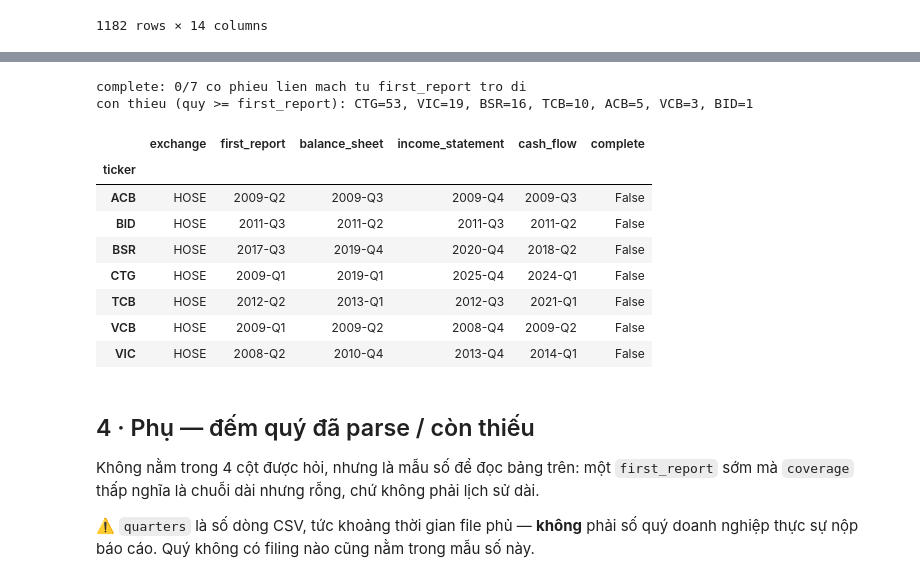
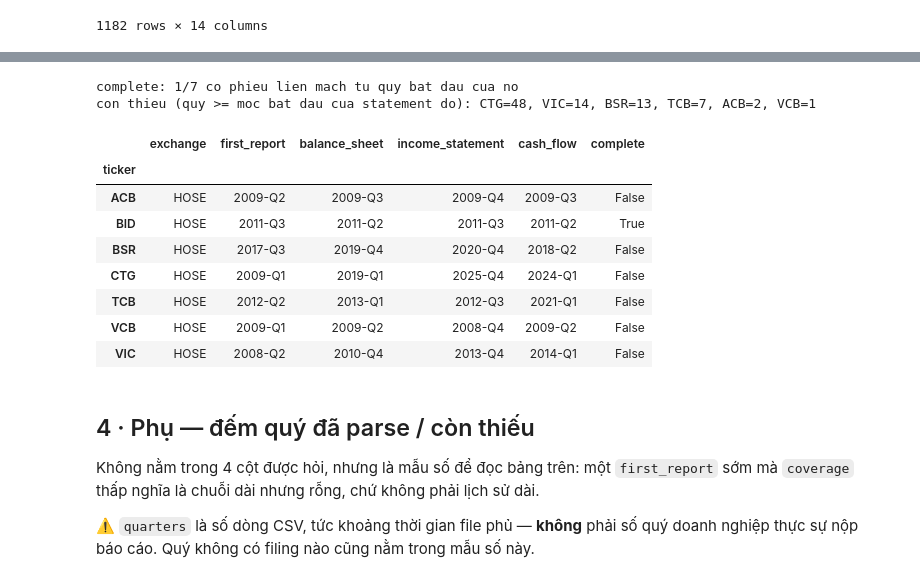
Before and after one commit to DucTrung1802/master-thesis, a Jupyter notebook: src/kaggle_gpu/RUN__pdf_ocr_summary.ipynb, the cells around one changed output, grey strips where cells are left out. Cells and saved outputs as stored; diff of their text form; code cells hidden in the pictures.

```diff
--- a/src/kaggle_gpu/RUN__pdf_ocr_summary.ipynb
+++ b/src/kaggle_gpu/RUN__pdf_ocr_summary.ipynb
@@ -203,56 +219,61 @@ last_missing = (
 
 index = pd.Index(sorted(records["ticker"].unique()), name="ticker")
 
-# ⚠️ `complete` = TU `first_report` TRO DI KHONG CON QUY NAO MISSING, tren ca BA statement.
-# Khong phai `cot == first_report`: ba cot tren la QUY MUON NHAT BI MISSING, nen mot statement
-# lien mach khi quy missing cuoi cung cua no nam TRUOC `first_report`, con mot o BANG
-# `first_report` nghia la dung quy dau tien do bi missing (BID income_statement 2011-Q3).
-# ⚠️ Mau so la tu `first_report` tro di, KHONG phai toan bo lich su: quy missing truoc do la
-# doanh nghiep chua nop bao cao quy — dua vao mau so la do LICH NOP chu khong do parser.
-# ⚠️ Va `False` chi co nghia "chua chung minh duoc lien mach": mot quy missing sau
-# `first_report` van co the la quy khong ai nop, phan biet duoc thi phai doc chi muc PDF.
-first_rank = quarterly.groupby("ticker")["rank"].min().reindex(index)
+# ⚠️ `complete` DO TREN TUNG STATEMENT, moi statement tinh tu FILING QUY DAU TIEN CUA CHINH NO —
+# khong phai tu `first_report` chung. BID la ly do: `first_report` = 2011-Q3 vi bang can doi va luu
+# chuyen tien te doc duoc tu filing Q3-2011, nhung KQKD quy la LUY KE va BID khong nop Q1/Q2-2011
+# nen quy 3 khong co gi de tru — o do KHONG THE tao ra, va chuoi KQKD cua BID bat dau o 2012-Q1.
+# Do ca ba tu `first_report` chung thi BID mai mai `False` vi dung mot o khong the parse.
+# ⚠️ Khong phai `cot == first_report`: ba cot tren la QUY MUON NHAT BI MISSING, nen mot statement
+# lien mach khi quy missing cuoi cung cua no nam TRUOC moc bat dau cua no, con mot o BANG moc do
+# nghia la dung quy do bi missing.
+# ⚠️ Gia phai tra: khoang trong nam TRUOC moc cua statement do duoc BO QUA, va o day khong tach
+# duoc "khong ai nop / khong the tao ra" khoi "co filing ma parse hong" — dong `missing` khong mang
+# `document` (§6-2-terdecies da xoa provenance khoi dong missing), tach duoc thi phai doc chi muc PDF.
+first_rank = quarterly.groupby(["ticker", "report"])["rank"].min()
+first_rank_wide = first_rank.unstack("report").reindex(index=index, columns=REPORTS)
 last_missing_rank = (
     missing.groupby(["ticker", "report"])["rank"]
     .max()
     .unstack("report")
     .reindex(index=index, columns=REPORTS)
 )
-# so sanh voi NaN tra ve False, nen mot statement KHONG THIEU QUY NAO tinh la lien mach;
-# nhung ticker khong co `first_rank` cung tra ve False nen phai chan rieng bang `notna()`
-blocking = last_missing_rank.ge(first_rank, axis=0)
-complete = (~blocking.any(axis=1) & first_rank.notna()).rename("complete")
+# so sanh voi NaN tra ve False, nen mot statement KHONG THIEU QUY NAO tinh la lien mach; nhung mot
+# statement chua co filing quy nao doc duoc cung tra ve False, phai chan rieng bang `notna()`
+blocking = last_missing_rank.ge(first_rank_wide)
+complete = (~blocking.any(axis=1) & first_rank_wide.notna().all(axis=1)).rename("complete")
 
 summary = (
     pd.DataFrame(index=index)
     .join(exchange)
     .join(first_report)
     .join(last_missing)
     .fillna("—")
     .join(complete)  # sau fillna, de `complete` giu kieu bool thay vi thanh chuoi
+    [["exchange", "first_report", "complete", *REPORTS]]  # `complete` la cot thu 3
 )
 
-# mau so cua cot `complete`: con bao nhieu quy missing tu `first_report` tro di
+# mau so cua cot `complete`: con bao nhieu quy missing tu moc bat dau cua statement do tro di
 still = (
-    missing.join(first_rank.rename("first_rank"), on="ticker")
+    missing.join(first_rank.rename("first_rank"), on=["ticker", "report"])
     .loc[lambda d: d["rank"] >= d["first_rank"]]
     .groupby("ticker")
     .size()
     .sort_values(ascending=False)
 )
-print(f"complete: {int(complete.sum())}/{len(index)} co phieu lien mach tu first_report tro di")
+print(f"complete: {int(complete.sum())}/{len(index)} co phieu lien mach tu quy bat dau cua no")
 if not still.empty:
-    print("con thieu (quy >= first_report):",
+    print("con thieu (quy >= moc bat dau cua statement do):",
           ", ".join(f"{t}={n}" for t, n in still.items()))
 
 summary
 # %% [output]
-complete: 0/7 co phieu lien mach tu first_report tro di
-con thieu (quy >= first_report): CTG=53, VIC=19, BSR=16, TCB=10, ACB=5, VCB=3, BID=1
+complete: 1/7 co phieu lien mach tu quy bat dau cua no
+con thieu (quy >= moc bat dau cua statement do): CTG=48, VIC=14, BSR=13, TCB=7, ACB=2, VCB=1
 |  | exchange | first_report | balance_sheet | income_statement | cash_flow | complete |
 | ticker |  |  |  |  |  |  |
 | ACB | HOSE | 2009-Q2 | 2009-Q3 | 2009-Q4 | 2009-Q3 | False |
-| BID | HOSE | 2011-Q3 | 2011-Q2 | 2011-Q3 | 2011-Q2 | False |
+| BID | HOSE | 2011-Q3 | 2011-Q2 | 2011-Q3 | 2011-Q2 | True |
 | BSR | HOSE | 2017-Q3 | 2019-Q4 | 2020-Q4 | 2018-Q2 | False |
 | CTG | HOSE | 2009-Q1 | 2019-Q1 | 2025-Q4 | 2024-Q1 | False |
 | TCB | HOSE | 2012-Q2 | 2013-Q1 | 2012-Q3 | 2021-Q1 | False |
```
Also changed, not shown: parts of 2 cells of this notebook.
